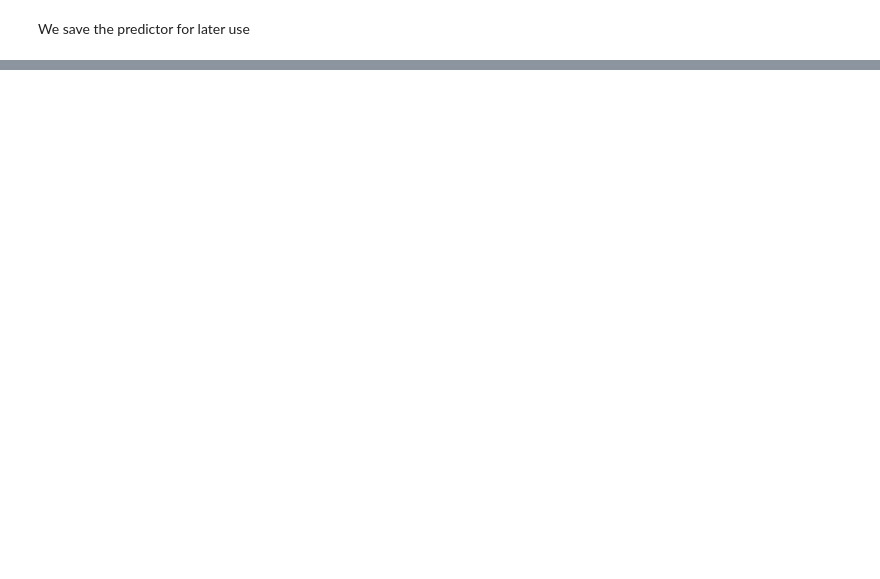
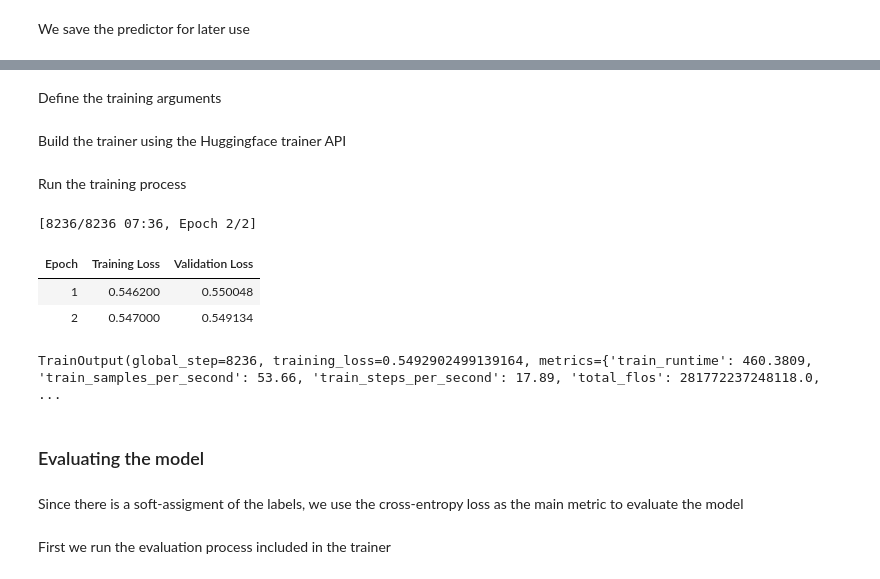
Before and after one commit to GabriFarace/A-speech-to-text-and-text-to-speech-NLP-project, a Jupyter notebook: notebooks/Classification Tasks for the Harper-valley dataset.ipynb, the cells around one changed output, grey strips where cells are left out. Cells and saved outputs as stored; diff of their text form; code cells hidden in the pictures; blank space fills up the shorter version.

```diff
--- a/notebooks/Classification Tasks for the Harper-valley dataset.ipynb
+++ b/notebooks/Classification Tasks for the Harper-valley dataset.ipynb
@@ -660,0 +757,5 @@ model.save_pretrained('/tmp/utterance_dialog_acts_predictor')
+# %%
+data = DatasetDict()
+data['train'] = train_data
+data['validation'] = val_data
+data['test'] = test_data
@@ -660,0 +764,6 @@ model.save_pretrained('/tmp/utterance_dialog_acts_predictor')
+# %%
+def preprocess_function_e(example):
+    return tokenizer_e(example['text'], truncation=True, padding=True)
+
+
+tokenized_dataset = data.map(preprocess_function_e, batched=True)
@@ -660,0 +772,40 @@ model.save_pretrained('/tmp/utterance_dialog_acts_predictor')
+# %% [markdown]
+Define the training arguments
+# %%
+training_args = TrainingArguments(
+   output_dir='./utterances_emotional_valence_classification',
+   learning_rate=2e-5,
+   per_device_train_batch_size=3,
+   per_device_eval_batch_size=3,
+   num_train_epochs=2,
+   weight_decay=0.01,
+   evaluation_strategy="epoch",
+   save_strategy = "epoch"
+)
+# %% [markdown]
+Build the trainer using the Huggingface trainer API
+# %%
+trainer = Trainer(
+
+   model=emotional_valence_model,
+   args=training_args,
+   train_dataset=tokenized_dataset["train"],
+   eval_dataset=tokenized_dataset["validation"],
+   tokenizer=tokenizer_e
+)
+# %% [markdown]
+Run the training process
+# %%
+trainer.train()
+# %% [output]
+[8236/8236 07:36, Epoch 2/2]
+| Epoch | Training Loss | Validation Loss |
+| 1 | 0.546200 | 0.550048 |
+| 2 | 0.547000 | 0.549134 |
+TrainOutput(global_step=8236, training_loss=0.5492902499139164, metrics={'train_runtime': 460.3809, 'train_samples_per_second': 53.66, 'train_steps_per_second': 17.89, 'total_flos': 281772237248118.0, ...
+# %% [markdown]
+### Evaluating the model
+# %% [markdown]
+Since there is a soft-assigment of the labels, we use the cross-entropy loss as the main metric to evaluate the model
+# %% [markdown]
+First we run the evaluation process included in the trainer
```
Also changed, not shown: parts of 47 cells of this notebook.
